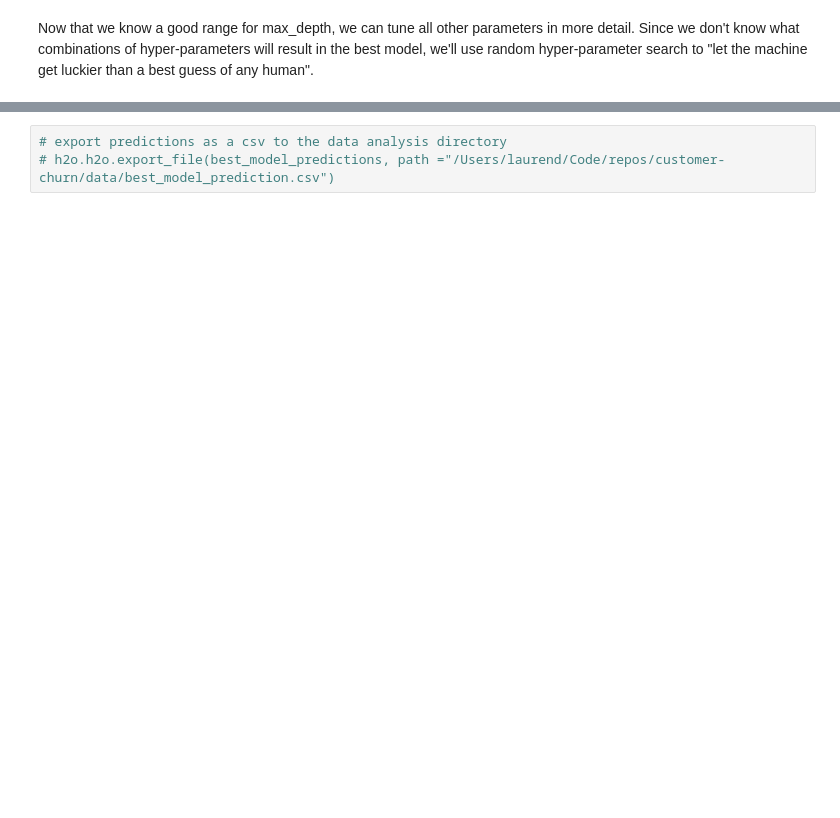
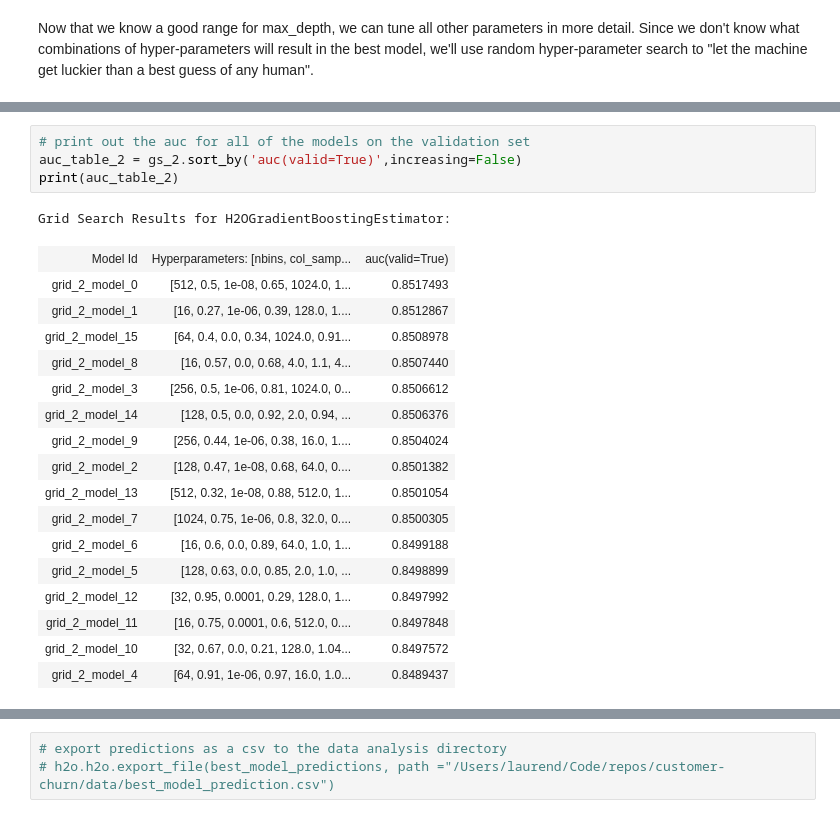
Before and after one commit to navdeep-G/customer-churn, a Jupyter notebook: analysis/churn_analysis.ipynb, the cells around one changed output, grey strips where cells are left out. Cells and saved outputs as stored; diff of their text form; blank space fills up the shorter version.

```diff
--- a/analysis/churn_analysis.ipynb
+++ b/analysis/churn_analysis.ipynb
@@ -412,2 +412,25 @@ See the whole table with table.as_data_frame()
+# %%
+# print out the auc for all of the models on the validation set
+auc_table_2 = gs_2.sort_by('auc(valid=True)',increasing=False)
+print(auc_table_2)
+# %% [output]
+Grid Search Results for H2OGradientBoostingEstimator:
+| Model Id | Hyperparameters: [nbins, col_samp... | auc(valid=True) |
+| grid_2_model_0 | [512, 0.5, 1e-08, 0.65, 1024.0, 1... | 0.8517493 |
+| grid_2_model_1 | [16, 0.27, 1e-06, 0.39, 128.0, 1.... | 0.8512867 |
+| grid_2_model_15 | [64, 0.4, 0.0, 0.34, 1024.0, 0.91... | 0.8508978 |
+| grid_2_model_8 | [16, 0.57, 0.0, 0.68, 4.0, 1.1, 4... | 0.8507440 |
+| grid_2_model_3 | [256, 0.5, 1e-06, 0.81, 1024.0, 0... | 0.8506612 |
+| grid_2_model_14 | [128, 0.5, 0.0, 0.92, 2.0, 0.94, ... | 0.8506376 |
+| grid_2_model_9 | [256, 0.44, 1e-06, 0.38, 16.0, 1.... | 0.8504024 |
+| grid_2_model_2 | [128, 0.47, 1e-08, 0.68, 64.0, 0.... | 0.8501382 |
+| grid_2_model_13 | [512, 0.32, 1e-08, 0.88, 512.0, 1... | 0.8501054 |
+| grid_2_model_7 | [1024, 0.75, 1e-06, 0.8, 32.0, 0.... | 0.8500305 |
+| grid_2_model_6 | [16, 0.6, 0.0, 0.89, 64.0, 1.0, 1... | 0.8499188 |
+| grid_2_model_5 | [128, 0.63, 0.0, 0.85, 2.0, 1.0, ... | 0.8498899 |
+| grid_2_model_12 | [32, 0.95, 0.0001, 0.29, 128.0, 1... | 0.8497992 |
+| grid_2_model_11 | [16, 0.75, 0.0001, 0.6, 512.0, 0.... | 0.8497848 |
+| grid_2_model_10 | [32, 0.67, 0.0, 0.21, 128.0, 1.04... | 0.8497572 |
+| grid_2_model_4 | [64, 0.91, 1e-06, 0.97, 16.0, 1.0... | 0.8489437 |
 # %%
 # get the best model from the list (the model name listed at the top of the table)
```
Also changed, not shown: parts of 27 cells of this notebook, 2 other files.
